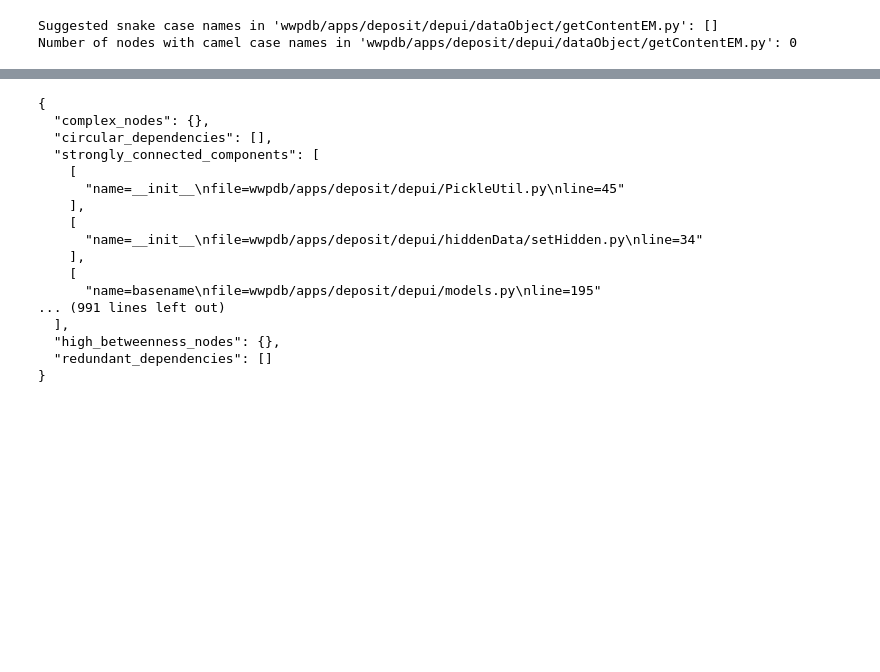
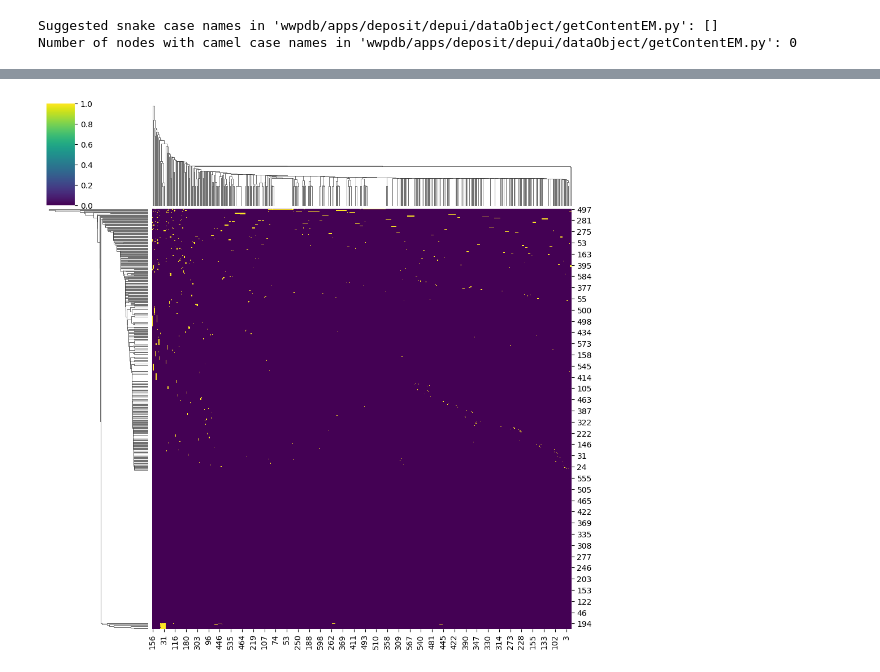
Before and after one commit to lucas-ebi/traceparser, a Jupyter notebook: vizanalyser.ipynb, the cells around one changed output, grey strips where cells are left out. Drawn from its saved outputs; the diff is of its cells as text; code cells hidden in the pictures; blank space fills up the shorter version.

Commit message:
chore: Refactor code to improve call stack printing and visualization data export

```diff
--- a/vizanalyser.ipynb
+++ b/vizanalyser.ipynb
@@ -577,23 +577,17 @@ plt.show()
 # %%
-# Assuming `G` is your dependency graph
-# G = nx.DiGraph()
-analysis_results = analyze_dependency_graph(G) # FIXME: Use the isolate examples above to improve the function and get better results
-print(analysis_results)
+# # Assuming `G` is your dependency graph
+# # G = nx.DiGraph()
+# analysis_results = analyze_dependency_graph(G) # FIXME: Use the isolate examples above to improve the function and get better results
+# print(analysis_results)
-# %% [output]
-{
-  "complex_nodes": {},
-  "circular_dependencies": [],
-  "strongly_connected_components": [
-    [
-      "name=__init__\nfile=wwpdb/apps/deposit/depui/PickleUtil.py\nline=45"
-    ],
-    [
-      "name=__init__\nfile=wwpdb/apps/deposit/depui/hiddenData/setHidden.py\nline=34"
-    ],
-    [
-      "name=basename\nfile=wwpdb/apps/deposit/depui/models.py\nline=195"
-... (991 lines left out)
-  ],
-  "high_betweenness_nodes": {},
-  "redundant_dependencies": []
-}
+# %%
+# Plot a cluster map of the adjacency matrix
+import seaborn as sns
+
+# Get the adjacency matrix of the graph
+adj_matrix = nx.to_numpy_array(G)
+
+# Plot the cluster map
+sns.clustermap(adj_matrix, cmap='viridis', figsize=(10, 10))
+plt.show()
+# %% [output]
+[figure, added]
```
Also changed, not shown: parts of 25 cells of this notebook.
